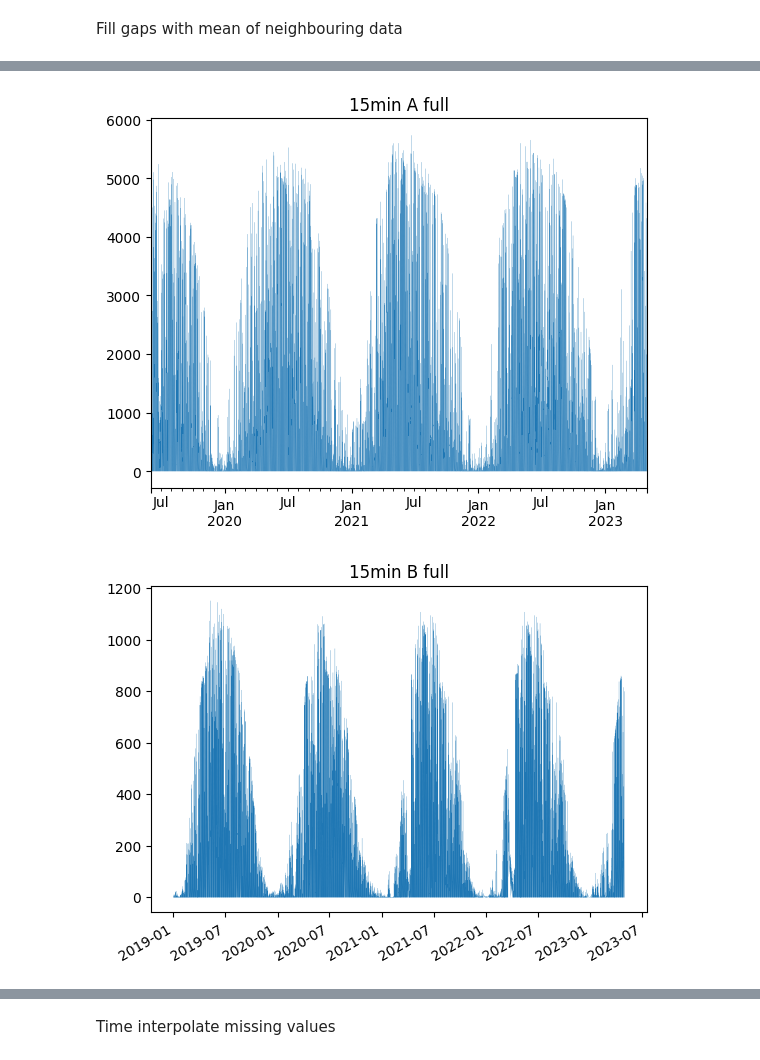
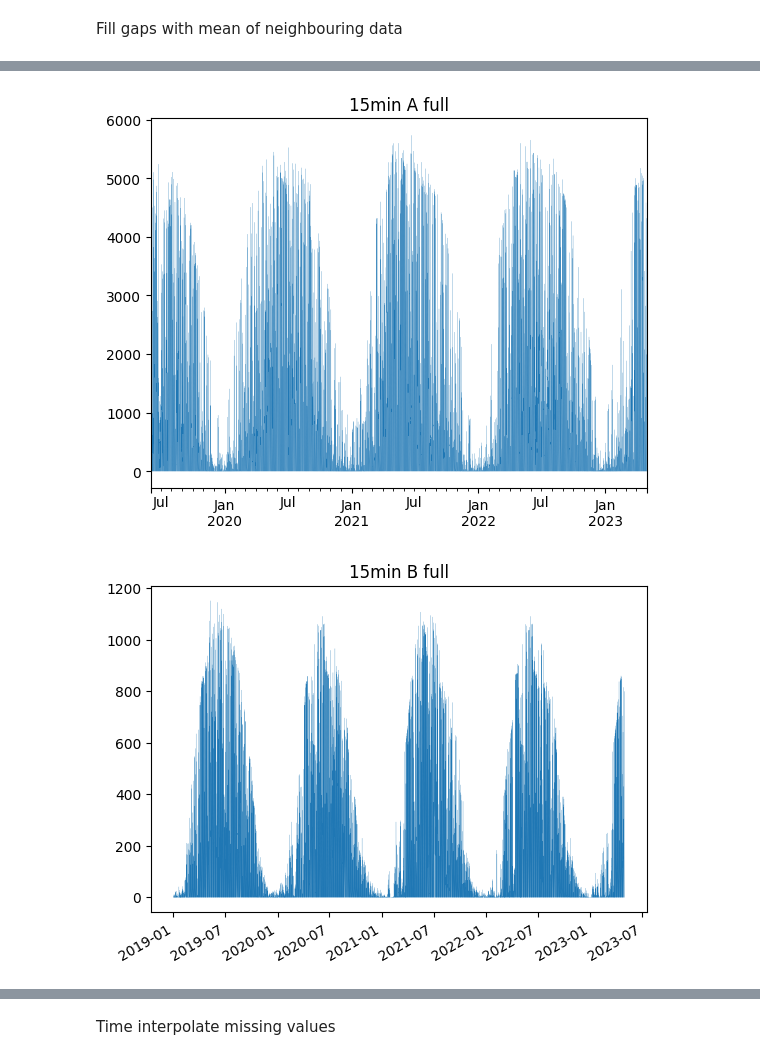
Before and after one commit to jkbch/machine_learning_exam, a Jupyter notebook: Jakob_notebook.ipynb, the cells around one changed output, grey strips where cells are left out. Saved outputs shown, nothing was run; the diff lists cells and outputs as text; code cells hidden in the pictures.

```diff
--- a/Jakob_notebook.ipynb
+++ b/Jakob_notebook.ipynb
@@ -18,7 +18,7 @@ import pandas as pd
 import matplotlib.pyplot as plt
 
 pd.options.display.max_columns = None
-display_plots = False
+display_plots = True
 # %% [markdown]
 Load data
 # %%
@@ -550,7 +550,7 @@ def while_fill_gaps(min_gap_time, max_days, X1, X2=None, intersection_only=True,
     else:
         return X1, X2
 # %%
-max_days = 5
+max_days = 3
 
 for pre in ["15min", "1hour"]:
     for loc in Xs[pre]:
@@ -579,7 +579,8 @@ if display_plots:
         for loc in Xs[pre]:
             y = y + 1
             legends.append(pre + " " + loc + " " + type)
-            plt.plot(Xs[pre][loc]["test"].index, [y] * len(Xs[pre][loc]["test"].index), marker='o', markersize=1, linestyle='')
+            dates = Xs[pre][loc]["test"].dropna(how='all').index
+            plt.plot(dates, [y] * len(dates), marker='o', markersize=1, linestyle='')
 
     plt.gca().axes.get_yaxis().set_visible(False)
     plt.legend(legends)
@@ -596,5 +597,5 @@ if display_plots:
 # %%
-max_years = 3
+max_years = 5
 
 for pre in ["15min", "1hour"]:
     for loc in Xs[pre]:
@@ -605,44 +606,31 @@ for pre in ["15min", "1hour"]:
                 max_years,
                 ys[pre][loc][type],
                 Xs[pre][loc][type],
                 intersection_only = False,
                 yearly = True,
             )
 
         for type in Xs[pre][loc]:
             Xs[pre][loc][type] = while_fill_gaps(
                 min_gap_time,
                 max_years,
                 Xs[pre][loc][type],
                 intersection_only = False,
                 yearly = True,
             )
 
 if display_plots:
     for pre in ["15min", "1hour"]:
         for loc in ys[pre]:
             ax = ys[pre][loc]["full"].dropna().plot(lw=0.1)
 
             gaps = date_gaps_detection(ys[pre][loc]["full"], min_gap_time)
             for start_date, end_date in gaps:
                 ax.axvline(start_date, linestyle='--', color="green")
                 ax.axvline(end_date, linestyle='--', color="red")
 
             plt.title(pre + " " + loc + " full")
             plt.show()
-
-    legends = []
-    y = 0
-    for pre in Xs:
-        for loc in Xs[pre]:
-            y = y + 1
-            legends.append(pre + " " + loc + " " + type)
-            plt.plot(Xs[pre][loc]["test"].index, [y] * len(Xs[pre][loc]["test"].index), marker='o', markersize=1, linestyle='')
-
-    plt.gca().axes.get_yaxis().set_visible(False)
-    plt.legend(legends)
-    plt.xticks(rotation=45)
-    plt.show()
 # %% [output]
 [figure]
-[figure, old version]
+[figure, new version]
```
Also changed, not shown: parts of 7 cells of this notebook, 2 other files.
